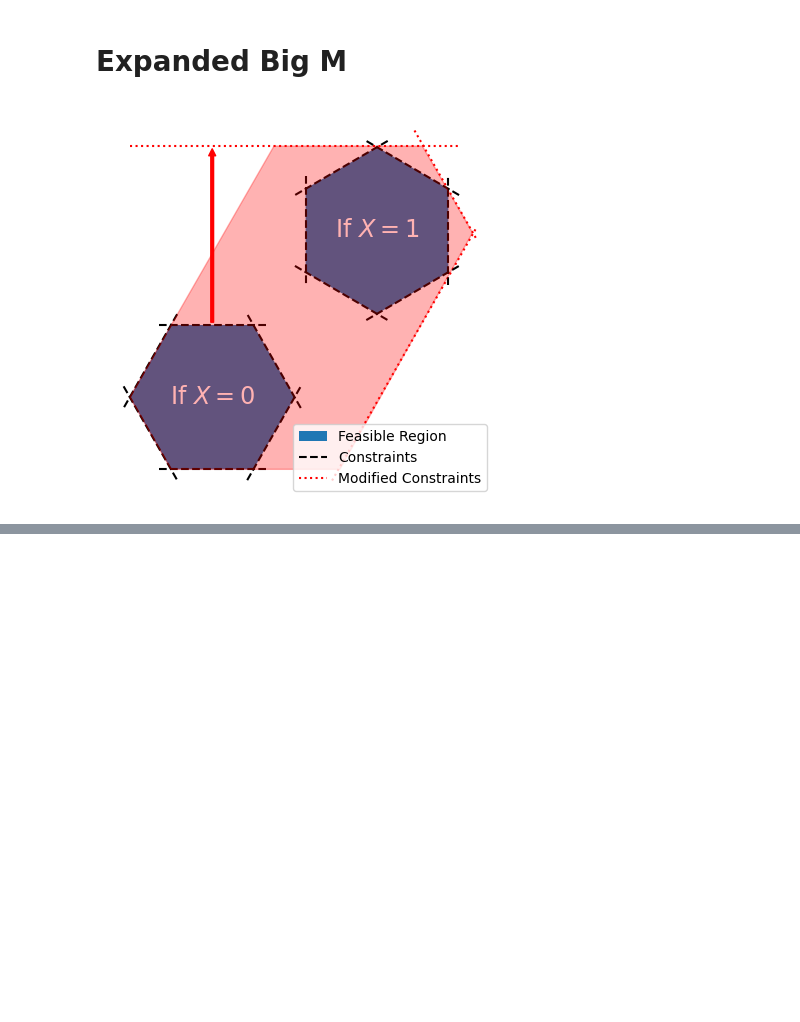
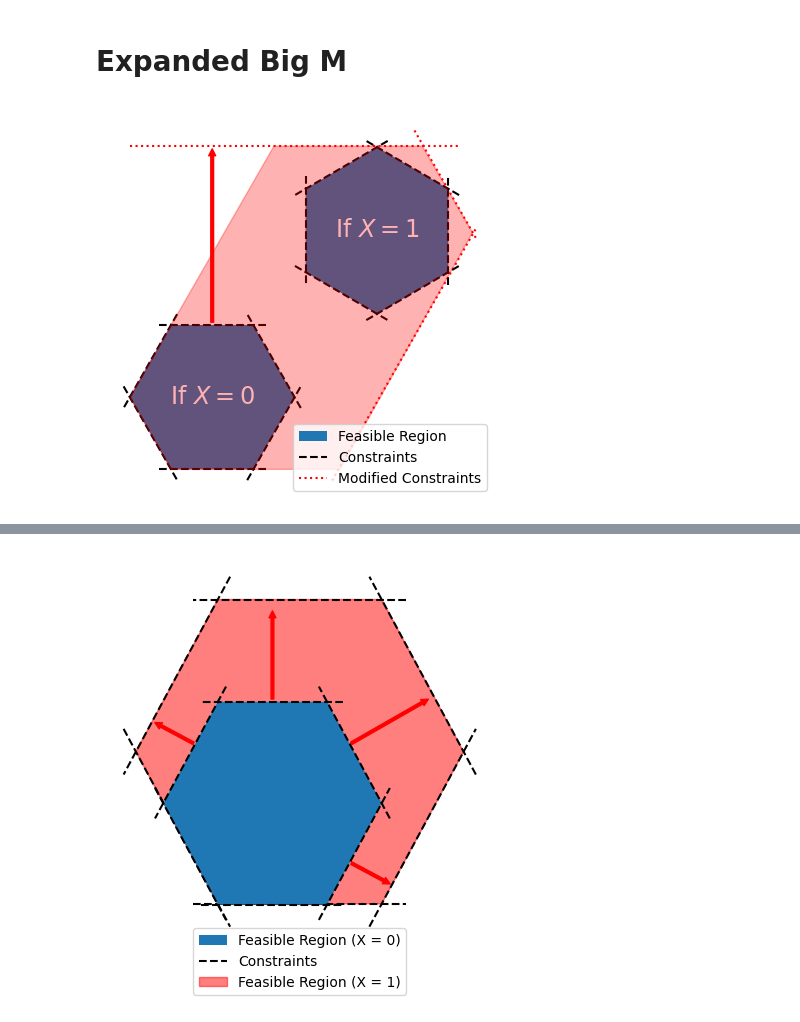
Before and after one commit to NathanDavisBarrett/ComputationalDecisionMakingCourse, a Jupyter notebook: 04_ModelingTechniques/FigureGeneration.ipynb, the cells around one changed output, grey strips where cells are left out. Drawn from its saved outputs; the diff is of its cells as text; code cells hidden in the pictures; blank space fills up the shorter version.

```diff
--- a/04_ModelingTechniques/FigureGeneration.ipynb
+++ b/04_ModelingTechniques/FigureGeneration.ipynb
@@ -245,0 +306,66 @@ fig.savefig(f"ExpandedBigM.png")
+# %%
+fig,ax = plt.subplots(1,1,figsize=(5,5))
+
+numSizes = 6
+thetas = np.linspace(0,2*np.pi,numSizes+1)
+
+xs = np.cos(thetas)
+ys = np.sin(thetas)
+
+points = np.vstack([xs,ys])
+
+overFrac = 0.3
+
+poly1 = Polygon(points.T,closed=True,label="Feasible Region (X = 0)",zorder=10)
+ax.add_patch(poly1)
+ax.scatter(xs,ys,s=0,zorder=10)
+
+for i in range(numSizes+1):
+    x1 = points[0,i-1]
+    x2 = points[0,i]
+    y1 = points[1,i-1]
+    y2 = points[1,i]
+
+    label = {}
+    if i == 0:
+        label["label"] = "Constraints"
+
+    dx = (x2-x1)*overFrac/2
+    dy = (y2-y1)*overFrac/2
+
+    plt.plot([x1-dx,x2+dx],[y1-dy,y2+dy],'k--',zorder=10,**label)
+
+points *= 1.5
+points[0,:] += 0.25
+points[1,:] += 0.44
+poly2 = Polygon(points.T,closed=True,color="red",alpha=0.5,label="Feasible Region (X = 1)")
+ax.add_patch(poly2)
+ax.scatter(points[0,:],points[1,:],s=0)
+
+for i in range(numSizes+1):
+    x1 = points[0,i-1]
+    x2 = points[0,i]
+    y1 = points[1,i-1]
+    y2 = points[1,i]
+
+    dx = (x2-x1)*overFrac/2
+    dy = (y2-y1)*overFrac/2
+
+    plt.plot([x1-dx,x2+dx],[y1-dy,y2+dy],'k--')
+
+M= 0.8
+arrow1 = FancyArrowPatch((0,ys[1]),(0,ys[1]+M),mutation_scale=10,color="red")
+ax.add_patch(arrow1)
+
+arrow1 = FancyArrowPatch((-0.7,0.5),(-1.1,0.7),mutation_scale=10,color="red")
+ax.add_patch(arrow1)
+arrow1 = FancyArrowPatch((0.7,0.5),(1.45,0.9),mutation_scale=10,color="red")
+ax.add_patch(arrow1)
+arrow1 = FancyArrowPatch((0.7,-0.5),(1.1,-0.7),mutation_scale=10,color="red")
+ax.add_patch(arrow1)
+
+ax.axis(False)
+ax.legend(loc="lower center", bbox_to_anchor=(0.5,-0.15))
+fig.savefig("ExpandedBigM.png")
+# %% [output]
+[figure, added]
```
Also changed, not shown: parts of 2 cells of this notebook, 10 other files.
